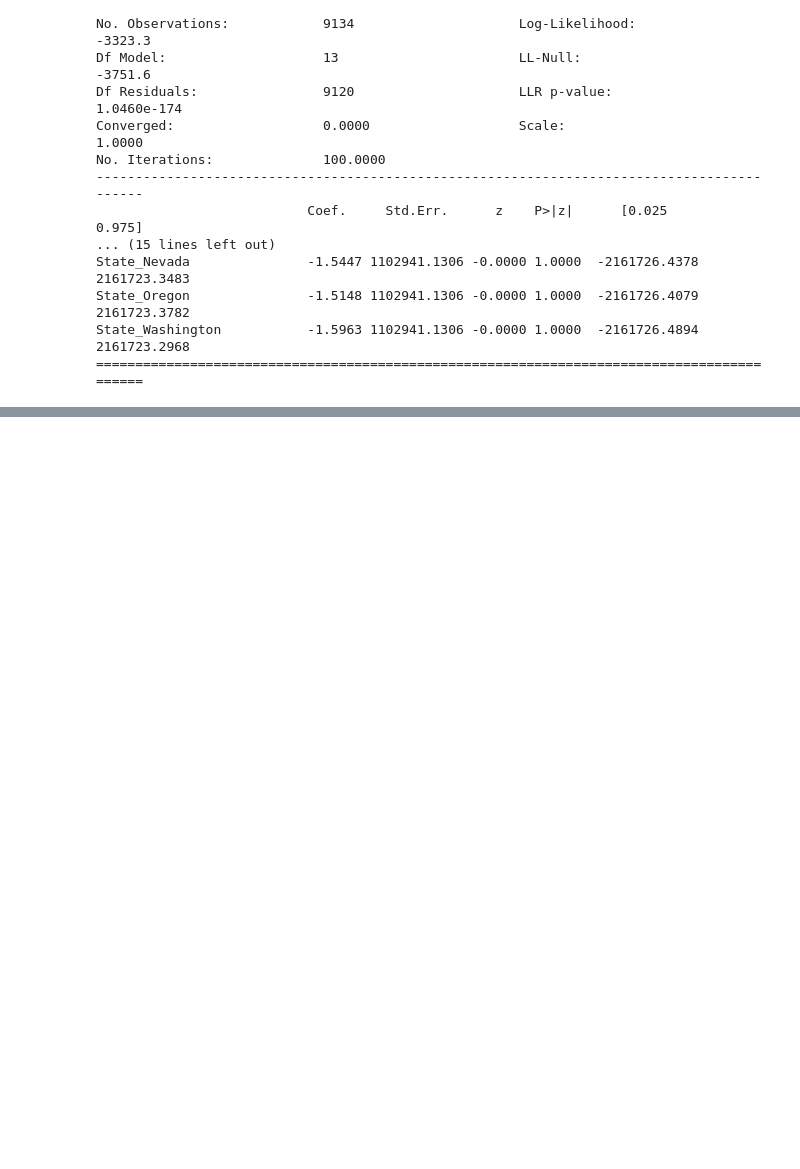
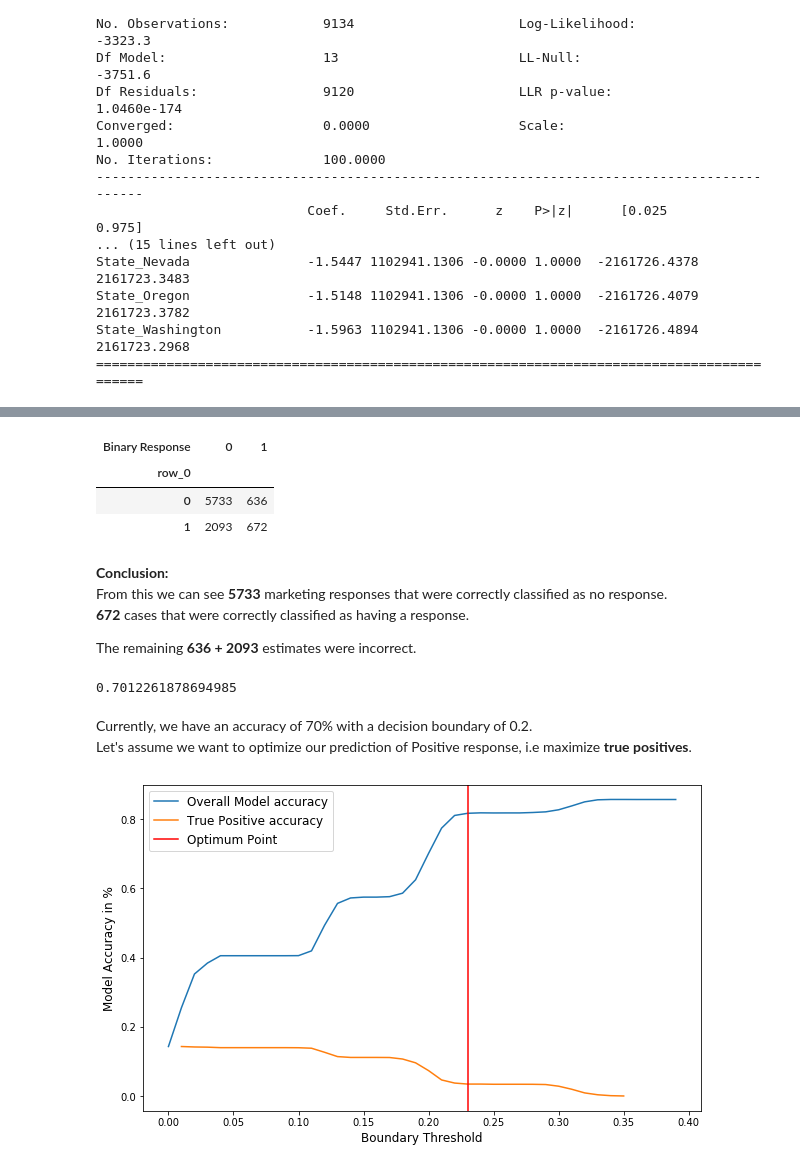
Before and after one commit to jgoodz8/3251_Project_Group2, a Jupyter notebook: Zain - Logistic regression.ipynb, the cells around one changed output, grey strips where cells are left out. Drawn from its saved outputs; the diff is of its cells as text; code cells hidden in the pictures; blank space fills up the shorter version.

```diff
--- a/Zain - Logistic regression.ipynb
+++ b/Zain - Logistic regression.ipynb
@@ -165,3 +163,6 @@ State_Washington           -1.5963 1102941.1306 -0.0000 1.0000  -2161726.4894  2
 # %%
-y_hat= model.predict(df_processed[X])
-y_hat
+y_hat_prob= model.predict(df_processed[X])
+y_hat=(y_hat_prob >= 0.2) * 1
+
+Y= 'Binary Response'
+y= df[Y]
@@ -210,0 +171,73 @@ df_accuracy
+# %%
+confusion=pd.crosstab(y_hat,y)
+confusion
+# %% [output]
+| Binary Response | 0 | 1 |
+| row_0 |  |  |
+| 0 | 5733 | 636 |
+| 1 | 2093 | 672 |
+# %% [markdown]
+**Conclusion:**
+From this we can see **5733** marketing responses that were correctly classified as no response.
+**672** cases that were correctly classified as having a response.
+
+The remaining **636 + 2093** estimates were incorrect.
+# %%
+def accuracy(predicted,actual):
+
+    diff= predicted - actual
+    total = len(diff)
+    incorrect= np.count_nonzero(diff)
+
+    result= (total - incorrect) / total
+
+    return result
+
+
+accuracy(y,y_hat)
+# %% [output]
+0.7012261878694985
+# %% [markdown]
+Currently, we have an accuracy of 70% with a decision boundary of 0.2.
+Let's assume we want to optimize our prediction of Positive response, i.e maximize **true positives**.
+# %%
+def true_pos(cm):
+    num= cm.iloc[1,1]
+    denom = np.sum(np.sum(cm))
+    out= num/denom
+
+    return out
+
+decision_boundaries= np.arange(0,0.4,0.01)
+accuracies=[]
+db=[]
+for i in range(len(decision_boundaries)):
+    try:
+        p= decision_boundaries[i]
+        y_hat=(y_hat_prob >= p) * 1
+        cm= pd.crosstab(y_hat,y)
+
+        accuracies.append(true_pos(cm))
+        db.append(p)
+
+
+    except:
+        pass
+
+accuracies_2=[]
+for i in range(len(decision_boundaries)):
+    p = decision_boundaries[i]
+    y_hat= (y_hat_prob >= p) *1
+    accuracies_2.append(accuracy(y_hat,y))
+
+plt.figure(figsize=(10,6))
+
+plt.plot(decision_boundaries,accuracies_2)
+plt.plot(db,accuracies)
+plt.xlabel('Boundary Threshold',fontsize=12)
+plt.ylabel('Model Accuracy in %',fontsize=12)
+plt.axvline(0.23, color='red')
+plt.legend(('Overall Model accuracy','True Positive accuracy','Optimum Point'),fontsize=12)
+plt.show()
+# %% [output]
+[figure, added]
```
Also changed, not shown: parts of 16 cells of this notebook.
